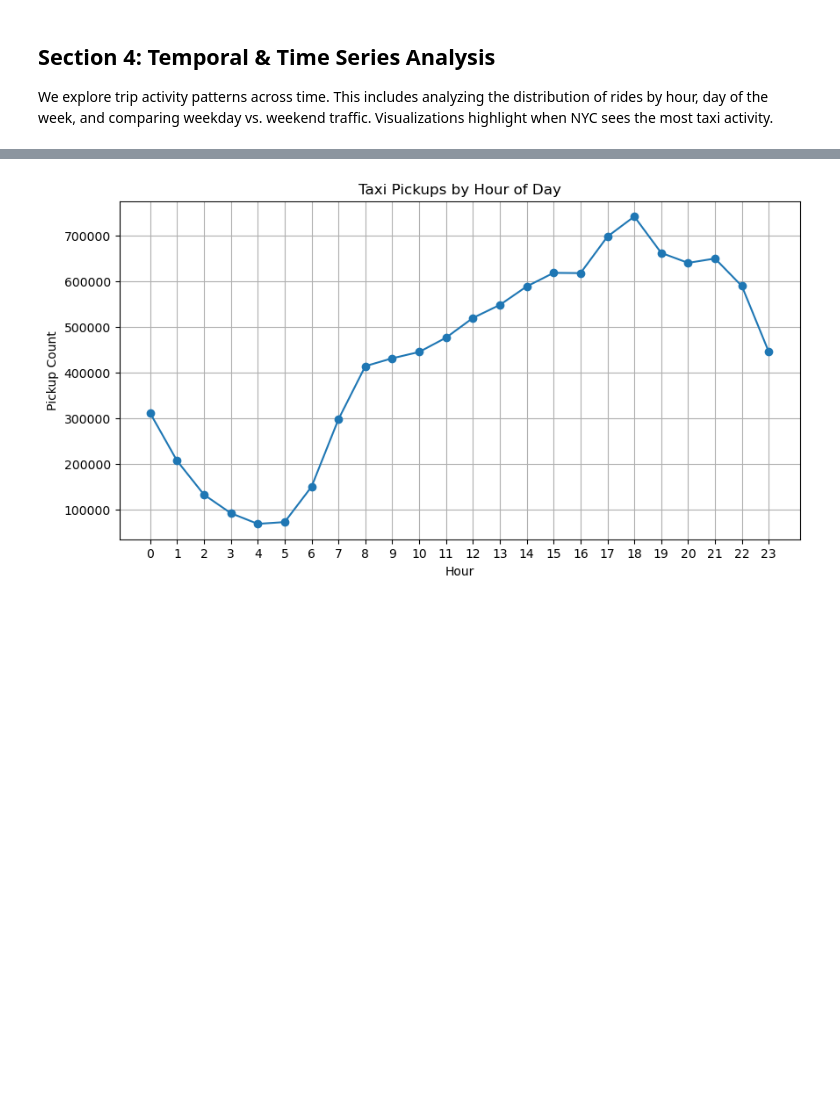
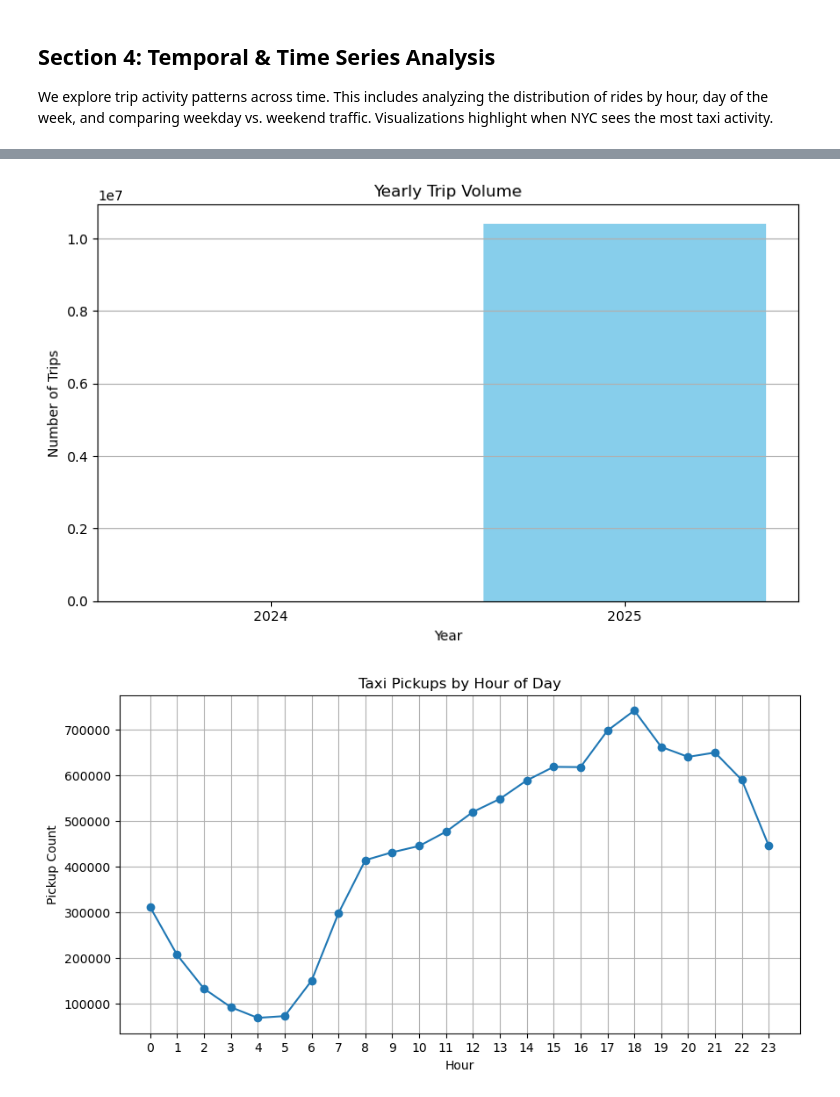
Before and after one commit to thiunuwan/nyc-taxi-spark-analysis, a Jupyter notebook: BigData_Project.ipynb, the cells around one changed output, grey strips where cells are left out. Saved outputs shown, nothing was run; the diff lists cells and outputs as text; code cells hidden in the pictures; blank space fills up the shorter version.

```diff
--- a/BigData_Project.ipynb
+++ b/BigData_Project.ipynb
@@ -239,3 +351,21 @@ We explore trip activity patterns across time. This includes analyzing the distr
+# %%
+import matplotlib.pyplot as plt
+from matplotlib.ticker import MaxNLocator
+
+plt.figure(figsize=(8, 5))
+plt.bar(yearly_pd['year'], yearly_pd['trip_count'], color='skyblue')
+plt.title("Yearly Trip Volume")
+plt.xlabel("Year")
+plt.ylabel("Number of Trips")
+plt.grid(axis='y')
+
+# Ensure x-axis only shows whole numbers
+plt.gca().xaxis.set_major_locator(MaxNLocator(integer=True))
+
+plt.tight_layout()
+plt.show()
+# %% [output]
+[figure, added]
 # %%
 # Required libraries
 from pyspark.sql.functions import hour, dayofweek, date_format, col
```
Also changed, not shown: parts of 13 cells of this notebook.
